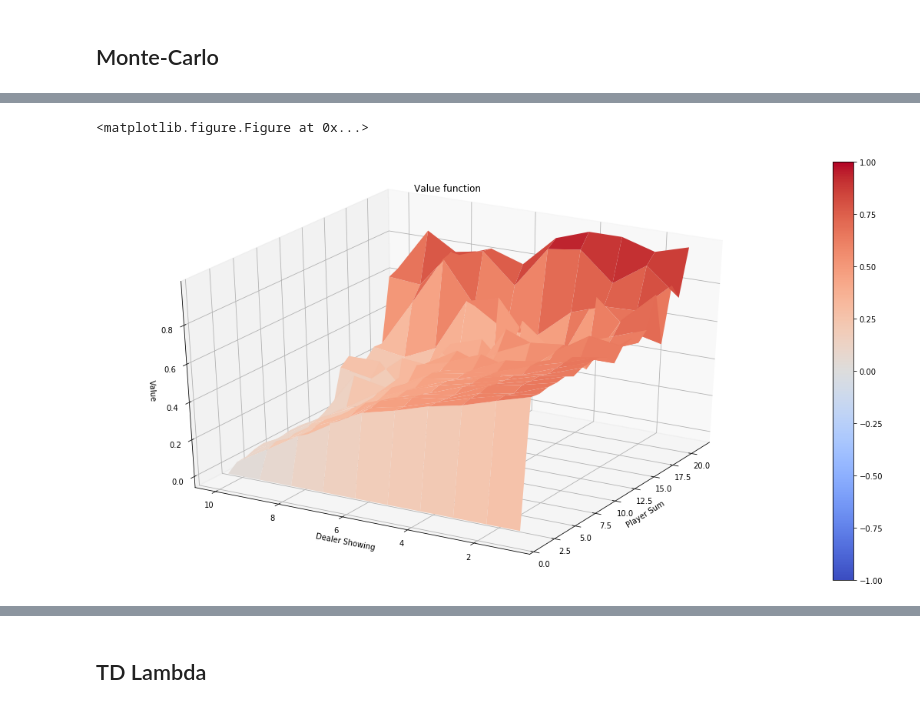
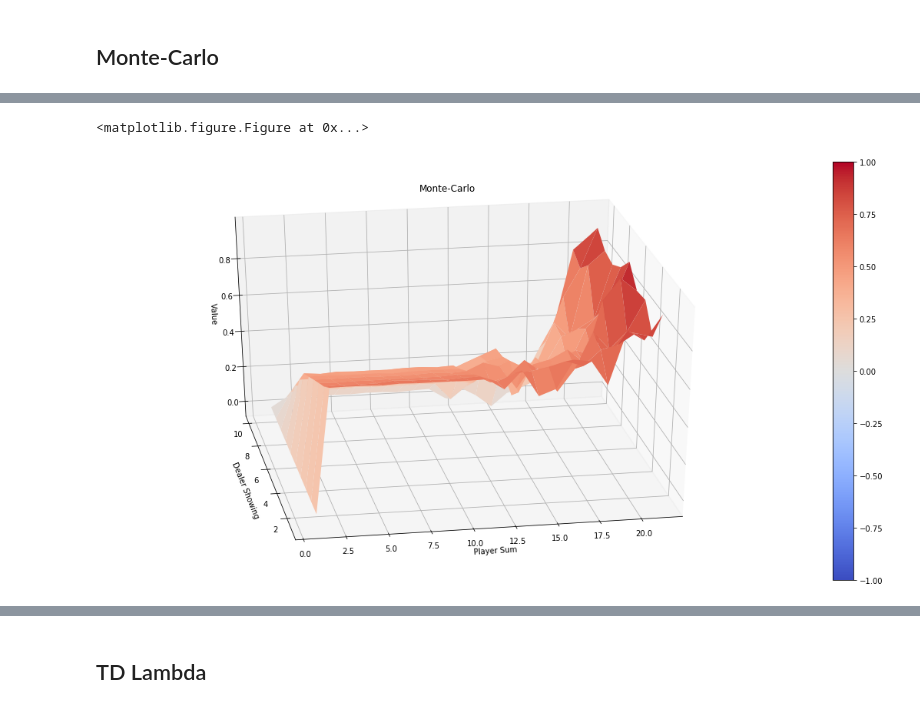
Before and after one commit to PierreAlexSW/Easy21, a Jupyter notebook: TD.ipynb, the cells around one changed output, grey strips where cells are left out. Cells and saved outputs as stored; diff of their text form; code cells hidden in the pictures.

```diff
--- a/TD.ipynb
+++ b/TD.ipynb
@@ -23,5 +23,6 @@ discount_factor = 1
 # %%
 
 ##Monte Carlo
-iterations_MC = int(1e6)
-action_montecarlo = montecarlo(iterations_MC, N0, discount_factor)
+iterations_MC = int(1e7)
+it_conf = int(1e4)
+action_montecarlo, deltas, variance = montecarlo(iterations_MC, it_conf, N0, discount_factor, value_star)
@@ -28,6 +63,6 @@ action_montecarlo = montecarlo(iterations_MC, N0, discount_factor)
 # %%
 plt.clf()
-plot_value_function(get_value(action_montecarlo), degree= -150, title = "Monte-Carlo", cm = plt.cm.coolwarm)
+plot_value_function(get_value(action_montecarlo), degree= -100, title = "Monte-Carlo", cm = plt.cm.coolwarm)
 # %% [output]
 <matplotlib.figure.Figure at 0x...>
-[figure, old version]
+[figure, new version]
```
Also changed, not shown: parts of 15 cells of this notebook, 4 other files.
